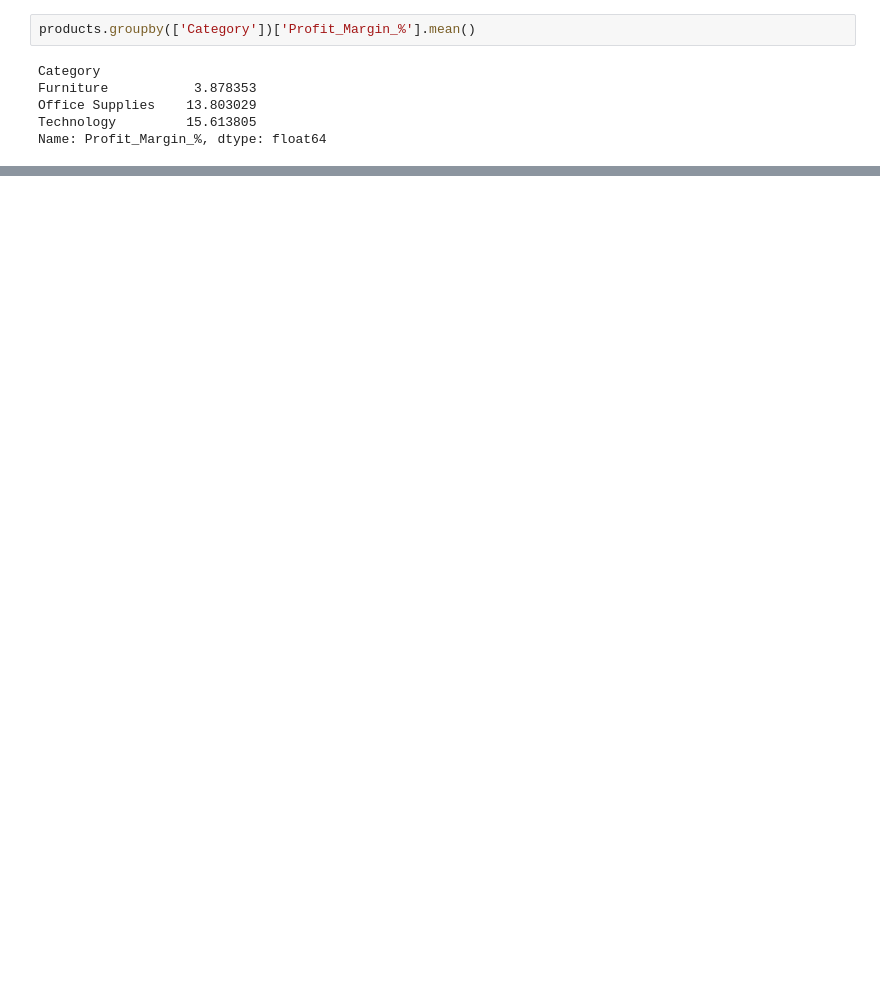
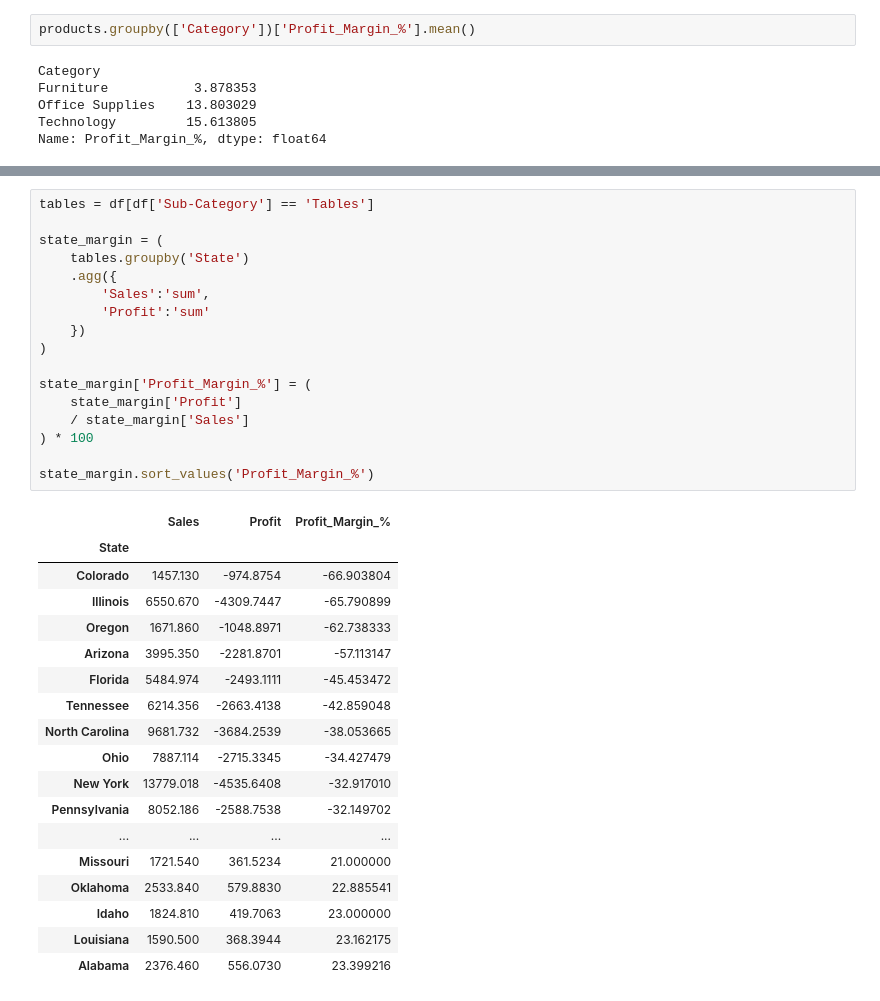
Before and after one commit to rahul-1419/RCA-Sales-Super-Store, a Jupyter notebook: RCA/RCA-Notebook.ipynb, the cells around one changed output, grey strips where cells are left out. Saved outputs shown, nothing was run; the diff lists cells and outputs as text; blank space fills up the shorter version.

```diff
--- a/RCA/RCA-Notebook.ipynb
+++ b/RCA/RCA-Notebook.ipynb
@@ -183,0 +250,36 @@ products.groupby('Discount')[['Sales', 'Profit']].sum()
+# %%
+tables = df[df['Sub-Category'] == 'Tables']
+
+state_margin = (
+    tables.groupby('State')
+    .agg({
+        'Sales':'sum',
+        'Profit':'sum'
+    })
+)
+
+state_margin['Profit_Margin_%'] = (
+    state_margin['Profit']
+    / state_margin['Sales']
+) * 100
+
+state_margin.sort_values('Profit_Margin_%')
+# %% [output]
+|  | Sales | Profit | Profit_Margin_% |
+| State |  |  |  |
+| Colorado | 1457.130 | -974.8754 | -66.903804 |
+| Illinois | 6550.670 | -4309.7447 | -65.790899 |
+| Oregon | 1671.860 | -1048.8971 | -62.738333 |
+| Arizona | 3995.350 | -2281.8701 | -57.113147 |
+| Florida | 5484.974 | -2493.1111 | -45.453472 |
+| Tennessee | 6214.356 | -2663.4138 | -42.859048 |
+| North Carolina | 9681.732 | -3684.2539 | -38.053665 |
+| Ohio | 7887.114 | -2715.3345 | -34.427479 |
+| New York | 13779.018 | -4535.6408 | -32.917010 |
+| Pennsylvania | 8052.186 | -2588.7538 | -32.149702 |
+| ... | ... | ... | ... |
+| Missouri | 1721.540 | 361.5234 | 21.000000 |
+| Oklahoma | 2533.840 | 579.8830 | 22.885541 |
+| Idaho | 1824.810 | 419.7063 | 23.000000 |
+| Louisiana | 1590.500 | 368.3944 | 23.162175 |
+| Alabama | 2376.460 | 556.0730 | 23.399216 |
```
Also changed, not shown: parts of 16 cells of this notebook.
